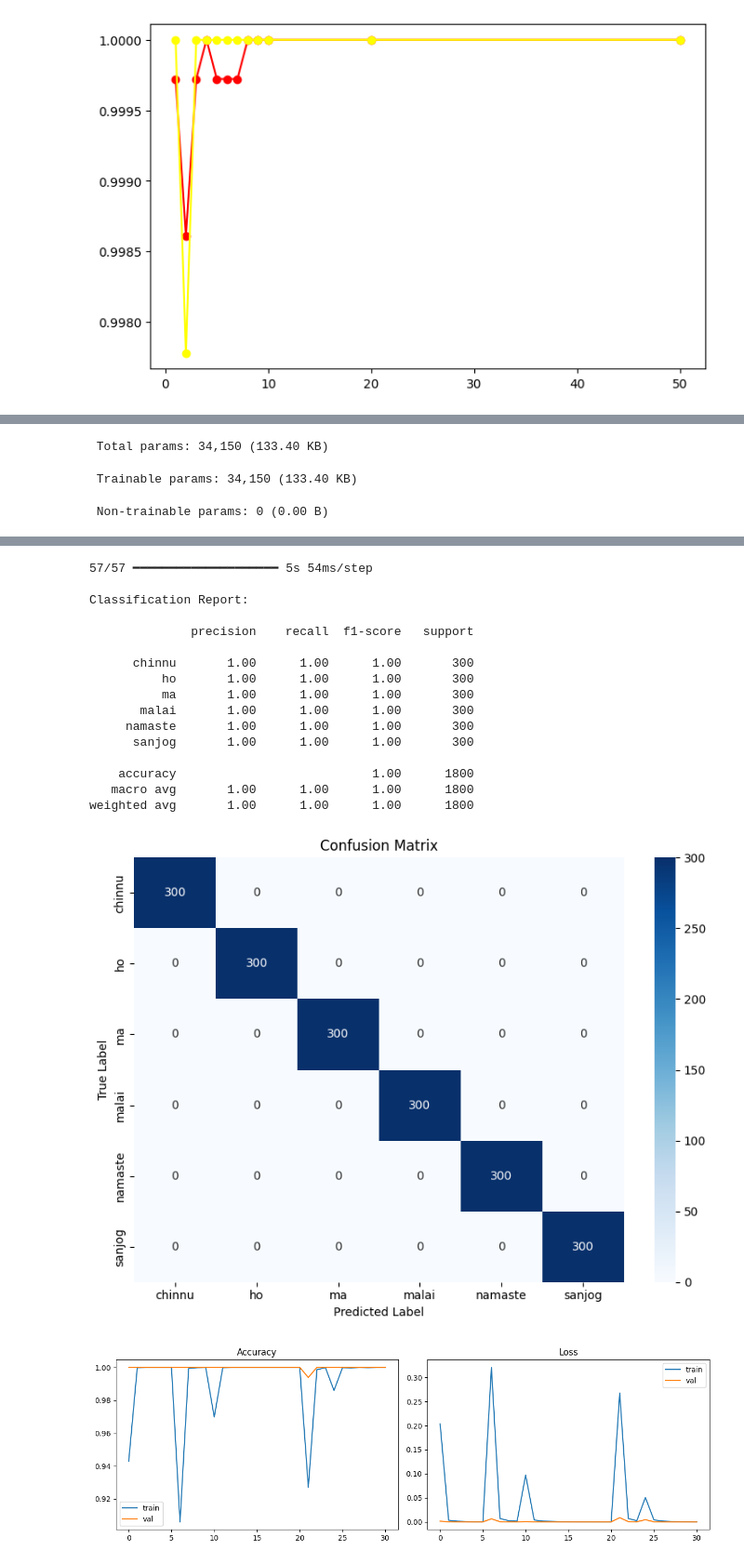
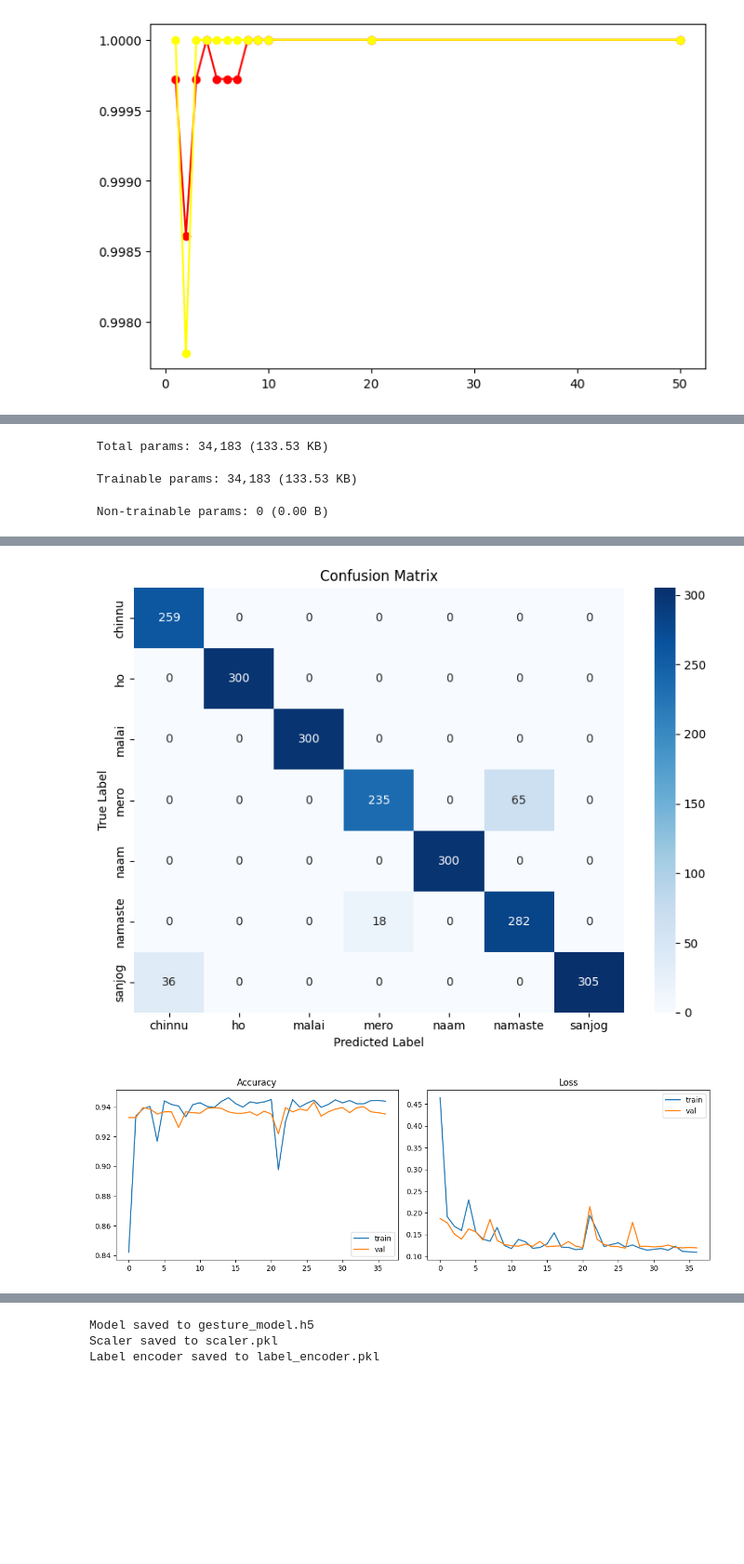
Before and after one commit to Sanjog34/SignLanguage_Glove, a Jupyter notebook: jupyter/train.ipynb, the cells around one changed output, grey strips where cells are left out. Shown at 93% size. Drawn from its saved outputs; the diff is of its cells as text; code cells hidden in the pictures; blank space fills up the shorter version.

```diff
--- a/jupyter/train.ipynb
+++ b/jupyter/train.ipynb
@@ -297,7 +315,7 @@ from tensorflow.keras.callbacks import EarlyStopping
 import pickle
 
 # ── CONFIG ─────────────────────────────────────────────────────────────────────
-DATA_DIR      = "../JSON_AUGMENTED_20K"
+DATA_DIR      = "../JSON_AUGMENTED_20K/test_train"
 TARGET_LENGTH = 70
 TEST_SIZE     = 0.2
 EPOCHS        = 50
@@ -436,7 +454,7 @@ X_2d_scaled = scaler.fit_transform(X_2d)
 X_scaled = X_2d_scaled.reshape(N, T, F)
 
 # Save scaler
-with open("scaler.pkl", "wb") as f:
+with open("scaler_final_test.pkl", "wb") as f:
     pickle.dump(scaler, f)
 
 # ── LABEL ENCODING ─────────────────────────────────────────────────────────────
@@ -452,7 +470,7 @@ print(f"\nClasses:")
 print(le.classes_)
 
 # Save encoder
-with open("label_encoder.pkl", "wb") as f:
+with open("label_encoder_final_test.pkl", "wb") as f:
     pickle.dump(le, f)
 
 # ── TRAIN / TEST SPLIT ─────────────────────────────────────────────────────────
@@ -575,7 +593,7 @@ plt.tight_layout()
 plt.show()
 
 # ── SAVE MODEL ─────────────────────────────────────────────────────────────────
-model.save("gesture_model.h5")
+model.save("gesture_model_final_test.h5")
 
 print("\nModel saved to gesture_model.h5")
 print("Scaler saved to scaler.pkl")
@@ -608,5 +626,5 @@ Model: "sequential_3"
 └─────────────────────────────────┴────────────────────────┴───────────────┘
- Total params: 34,150 (133.40 KB)
+ Total params: 34,183 (133.53 KB)
- Trainable params: 34,150 (133.40 KB)
+ Trainable params: 34,183 (133.53 KB)
  Non-trainable params: 0 (0.00 B)
 Epoch 1/50
@@ -628,0 +647,2 @@ WARNING:tensorflow:6 out of the last 6 calls to <function TensorFlowTrainer.make
+[figure, new version]
+[figure, new version]
@@ -630,18 +650,3 @@ WARNING:tensorflow:6 out of the last 6 calls to <function TensorFlowTrainer.make
-57/57 ━━━━━━━━━━━━━━━━━━━━ 5s 54ms/step
-
-Classification Report:
-
-              precision    recall  f1-score   support
-
-      chinnu       1.00      1.00      1.00       300
-          ho       1.00      1.00      1.00       300
-          ma       1.00      1.00      1.00       300
-       malai       1.00      1.00      1.00       300
-     namaste       1.00      1.00      1.00       300
-      sanjog       1.00      1.00      1.00       300
-
-    accuracy                           1.00      1800
-   macro avg       1.00      1.00      1.00      1800
-weighted avg       1.00      1.00      1.00      1800
+Model saved to gesture_model.h5
+Scaler saved to scaler.pkl
+Label encoder saved to label_encoder.pkl
-[figure, old version]
-[figure, old version]
```
Also changed, not shown: parts of 18 cells of this notebook, 42 other files.
